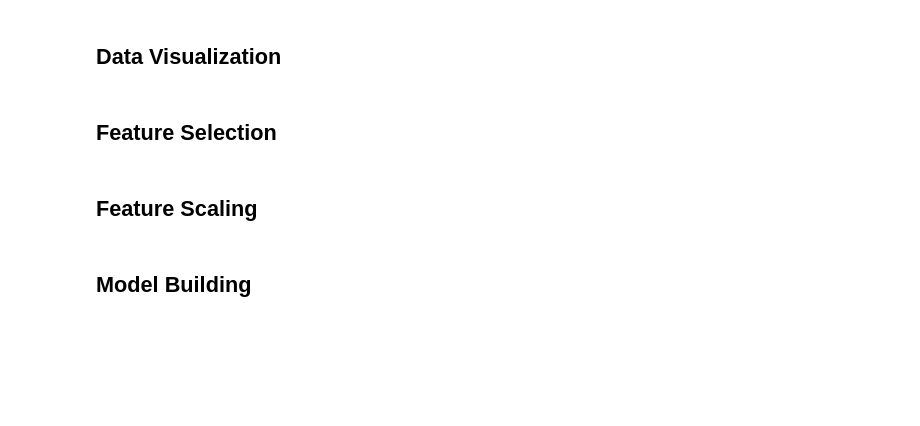
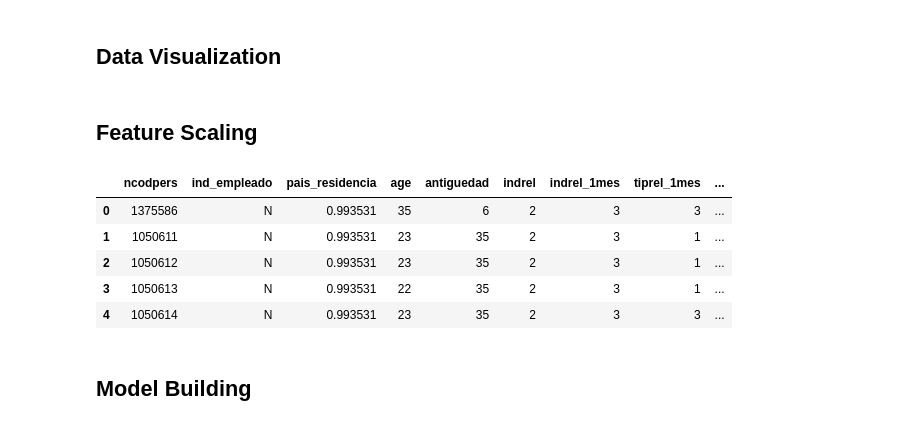
Before and after one commit to shelovescode000/CustomerSegmentationProject, a Jupyter notebook: Customer Segmentation.ipynb, the cells around one changed output. Saved outputs shown, nothing was run; the diff lists cells and outputs as text; code cells hidden in the pictures; blank space fills up the shorter version.

```diff
--- a/Customer Segmentation.ipynb
+++ b/Customer Segmentation.ipynb
@@ -475,0 +535,10 @@ newdata.info()
+# %%
+#Removing: tipodom_1 (has one class only), fecha_alta(date has been manipulated), nom_prov (is the same as cod_prov),
+#int_categorical variables
+
+drop_cols = ['tipodom_1','fecha_alta','nomprov','ind_ahor_fin_ult1','ind_aval_fin_ult1', 'ind_cco_fin_ult1', 'ind_cder_fin_ult1',
+             'ind_cno_fin_ult1','ind_ctju_fin_ult1','ind_ctma_fin_ult1','ind_ctop_fin_ult1', 'ind_ctpp_fin_ult1',
+             'ind_deco_fin_ult1','ind_deme_fin_ult1', 'ind_dela_fin_ult1', 'ind_ecue_fin_ult1','ind_fond_fin_ult1',
+             'ind_hip_fin_ult1','ind_plan_fin_ult1','ind_pres_fin_ult1', 'ind_reca_fin_ult1', 'ind_tjcr_fin_ult1',
+             'ind_valo_fin_ult1','ind_viv_fin_ult1','ind_nomina_ult1','ind_nom_pens_ult1', 'ind_recibo_ult1']
+newdata.drop(drop_cols,axis=1,inplace=True)
@@ -499,2 +568,0 @@ data.tiprel_1mes.hist(by=data.sexo)
-# %% [markdown]
-## Feature Selection
@@ -503,4 +569,13 @@ data.tiprel_1mes.hist(by=data.sexo)
 # %% [markdown]
 ## Feature Scaling
+# %%
+newdata
+# %% [output]
+|  | ncodpers | ind_empleado | pais_residencia | age | antiguedad | indrel | indrel_1mes | tiprel_1mes | ... |
+| 0 | 1375586 | N | 0.993531 | 35 | 6 | 2 | 3 | 3 | ... |
+| 1 | 1050611 | N | 0.993531 | 23 | 35 | 2 | 3 | 1 | ... |
+| 2 | 1050612 | N | 0.993531 | 23 | 35 | 2 | 3 | 1 | ... |
+| 3 | 1050613 | N | 0.993531 | 22 | 35 | 2 | 3 | 1 | ... |
+| 4 | 1050614 | N | 0.993531 | 23 | 35 | 2 | 3 | 3 | ... |
 # %% [markdown]
 ## Model Building
```
Also changed, not shown: parts of 30 cells of this notebook.
